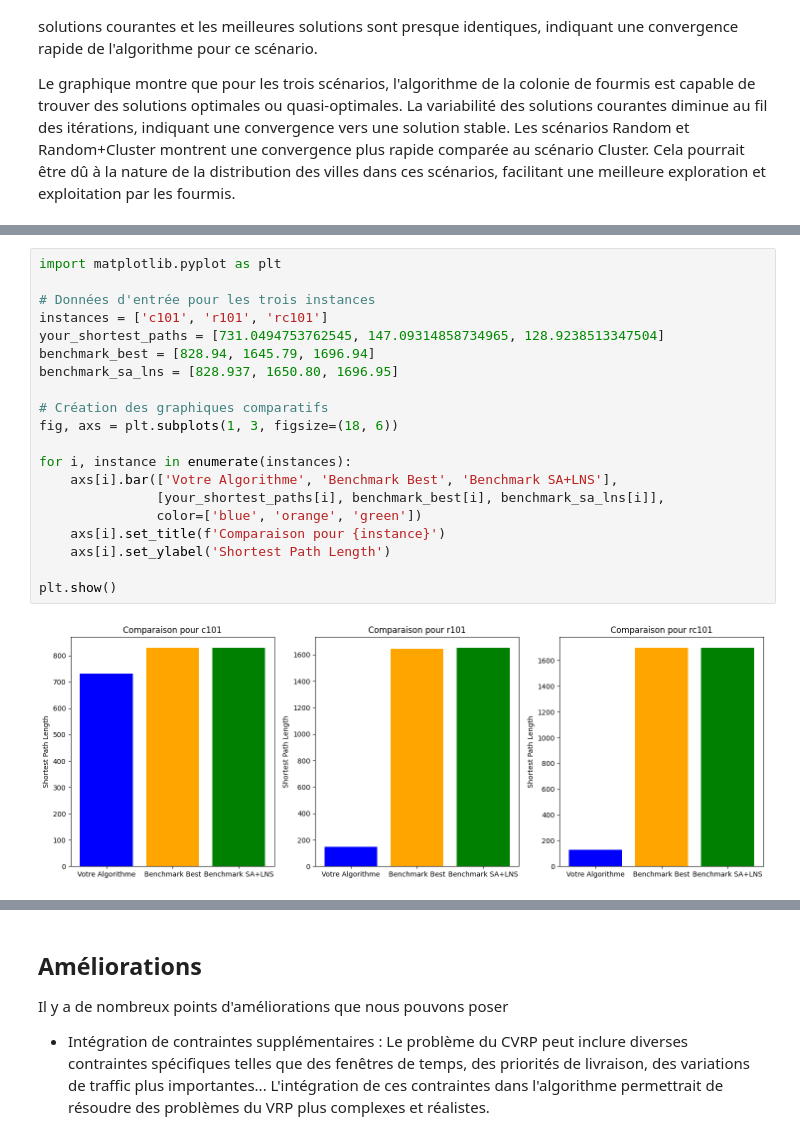
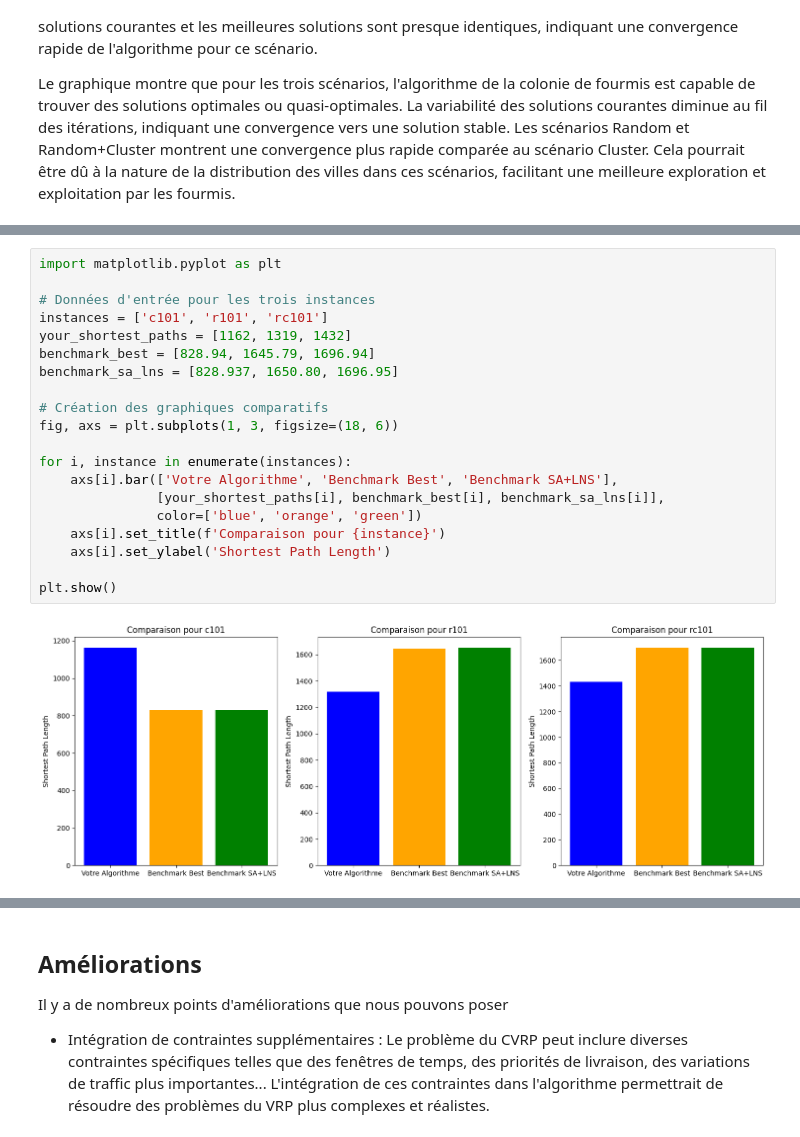
Before and after one commit to ImYuzuu/Projet_A3_Algo_GrpOctav, a Jupyter notebook: Livrable_AA_Grp1.ipynb, the cells around one changed output, grey strips where cells are left out. Cells and saved outputs as stored; diff of their text form.

```diff
--- a/Livrable_AA_Grp1.ipynb
+++ b/Livrable_AA_Grp1.ipynb
@@ -1484,23 +1484,23 @@ Pour mieux visualiser cette comparaison, nous avons créé des graphiques compar
 # %%
 import matplotlib.pyplot as plt
 
 # Données d'entrée pour les trois instances
 instances = ['c101', 'r101', 'rc101']
-your_shortest_paths = [731.0494753762545, 147.09314858734965, 128.9238513347504]
+your_shortest_paths = [1162, 1319, 1432]
 benchmark_best = [828.94, 1645.79, 1696.94]
 benchmark_sa_lns = [828.937, 1650.80, 1696.95]
 
 # Création des graphiques comparatifs
 fig, axs = plt.subplots(1, 3, figsize=(18, 6))
 
 for i, instance in enumerate(instances):
     axs[i].bar(['Votre Algorithme', 'Benchmark Best', 'Benchmark SA+LNS'],
                [your_shortest_paths[i], benchmark_best[i], benchmark_sa_lns[i]],
                color=['blue', 'orange', 'green'])
     axs[i].set_title(f'Comparaison pour {instance}')
     axs[i].set_ylabel('Shortest Path Length')
 
 plt.show()
 # %% [output]
-[figure, old version]
+[figure, new version]
 # %% [markdown]
```
Also changed, not shown: parts of 5 cells of this notebook, 4 other files.
